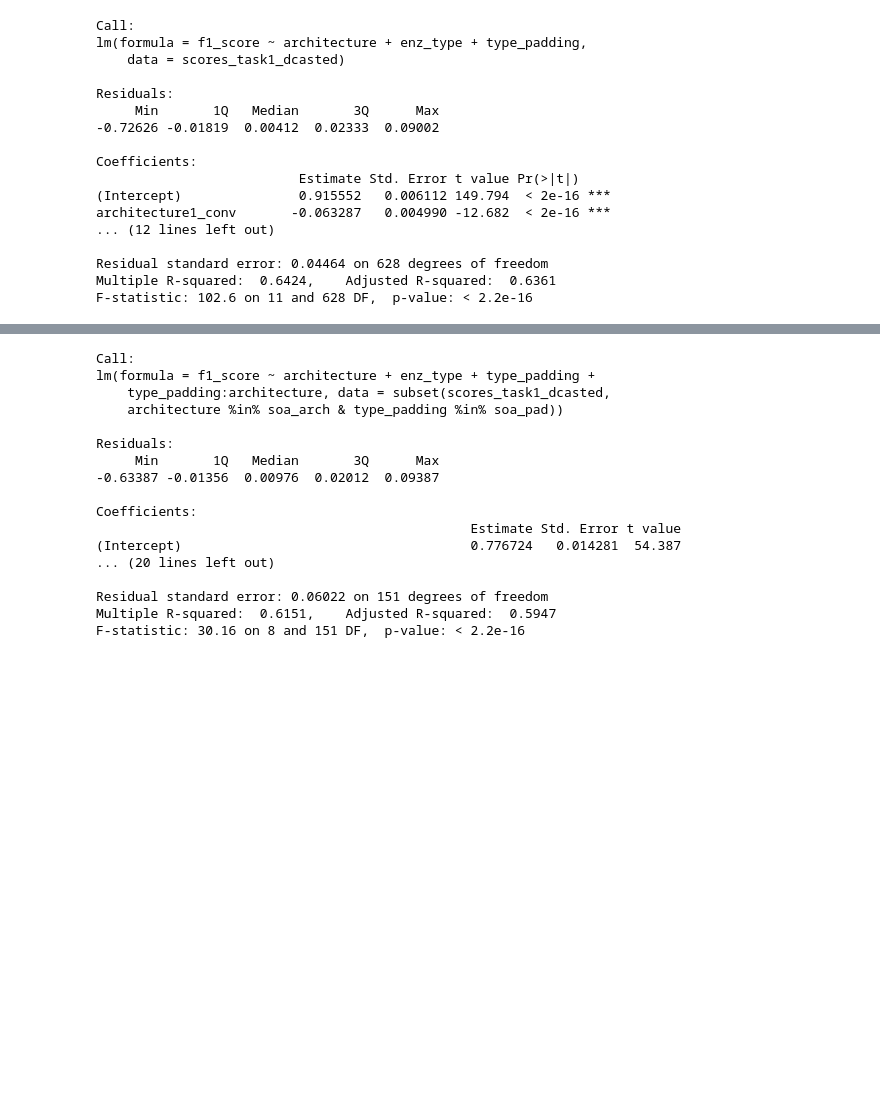
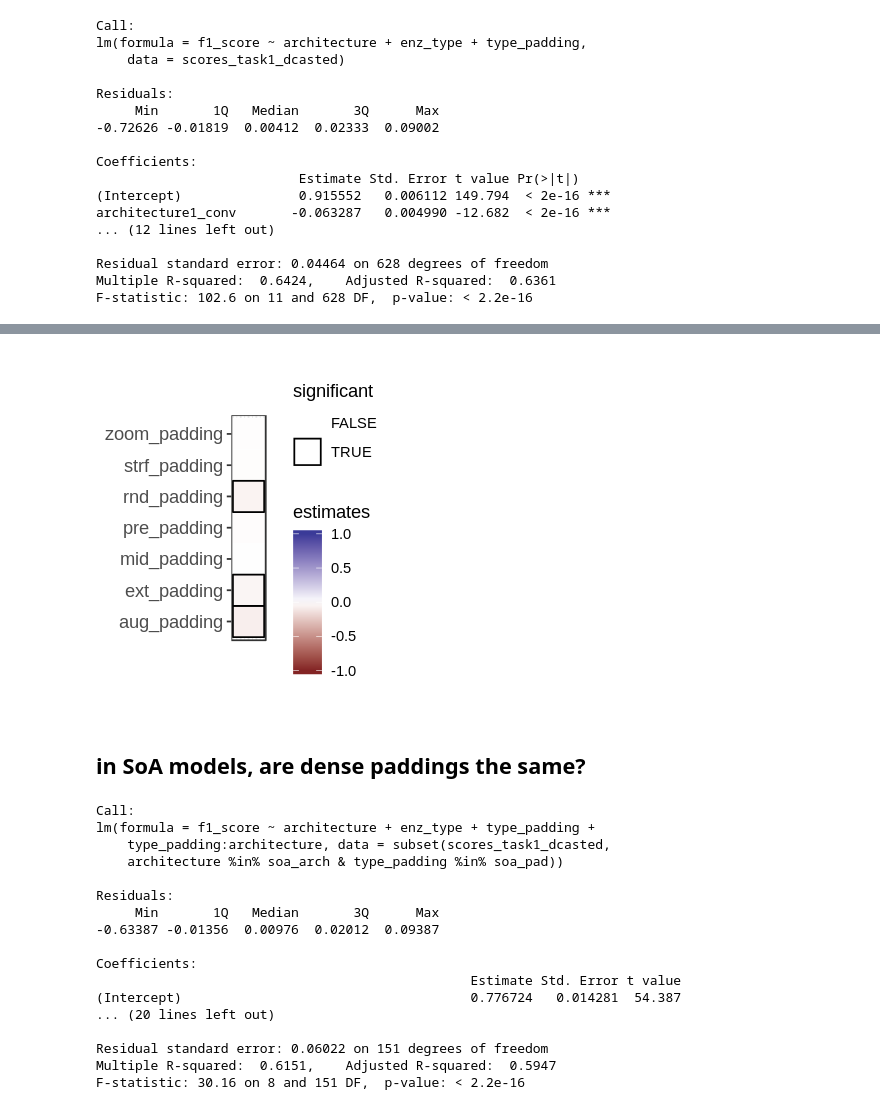
Before and after one commit to b2slab/padding_benchmark, a Jupyter notebook: notebooks/linear_models_metrics.ipynb, the cells around one changed output, grey strips where cells are left out. Drawn from its saved outputs; the diff is of its cells as text; code cells hidden in the pictures; blank space fills up the shorter version.

Commit message:
formatting linear models

```diff
--- a/notebooks/linear_models_metrics.ipynb
+++ b/notebooks/linear_models_metrics.ipynb
@@ -105,3 +216,10 @@ F-statistic: 102.6 on 11 and 628 DF,  p-value: < 2.2e-16
+# %%
+options(repr.plot.width=2.5, repr.plot.height=3)
+plotting_additive("type_padding", pad_df_1)
+# %% [output]
+[figure, added]
+# %% [markdown]
+## in SoA models, are dense paddings the same?
 # %%
 soa_arch <- c("stack_conv", "bi_lstm")
 soa_pad <- c("post_padding", "pre_padding", "mid_padding", "ext_padding")
```
Also changed, not shown: parts of 74 cells of this notebook, 3 other files.
